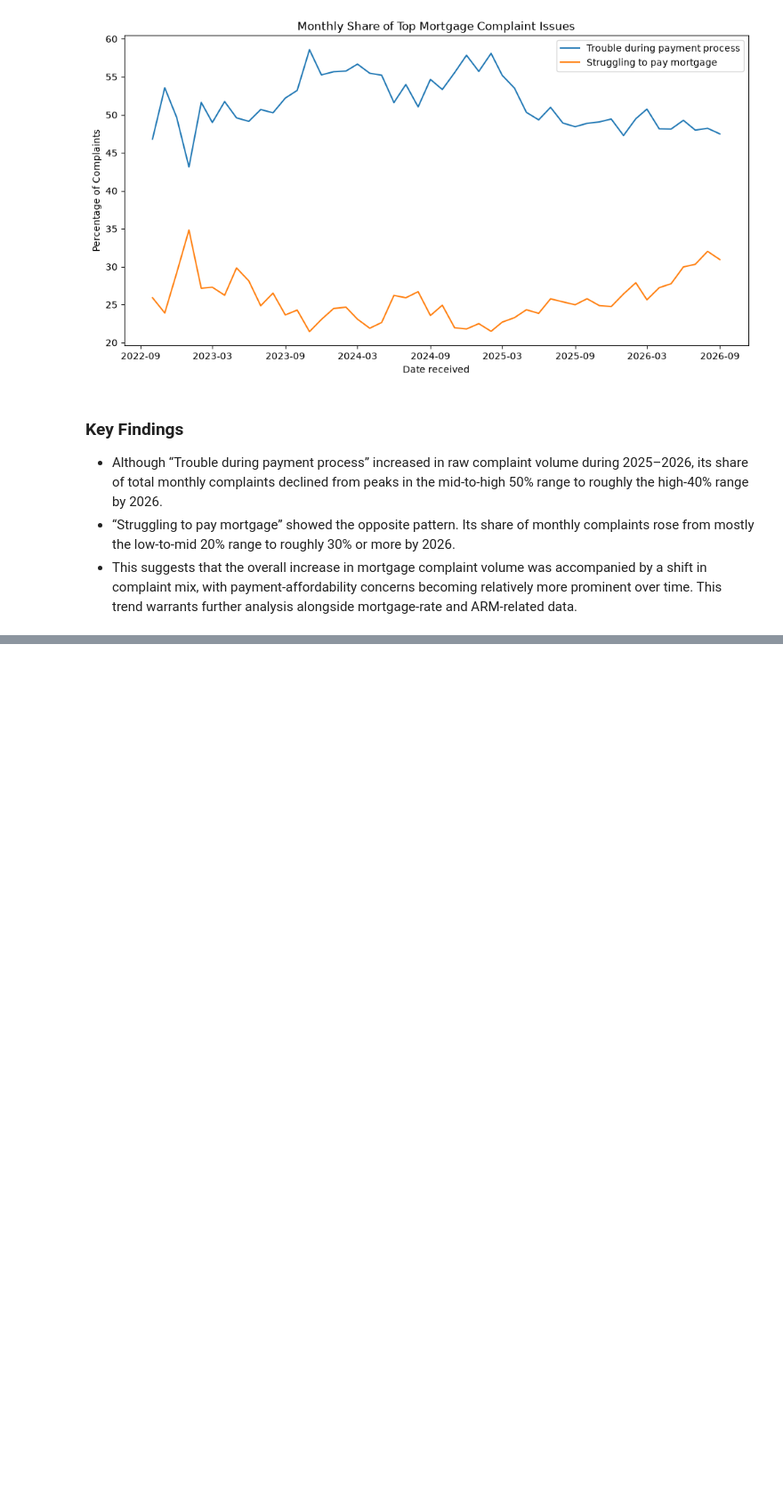
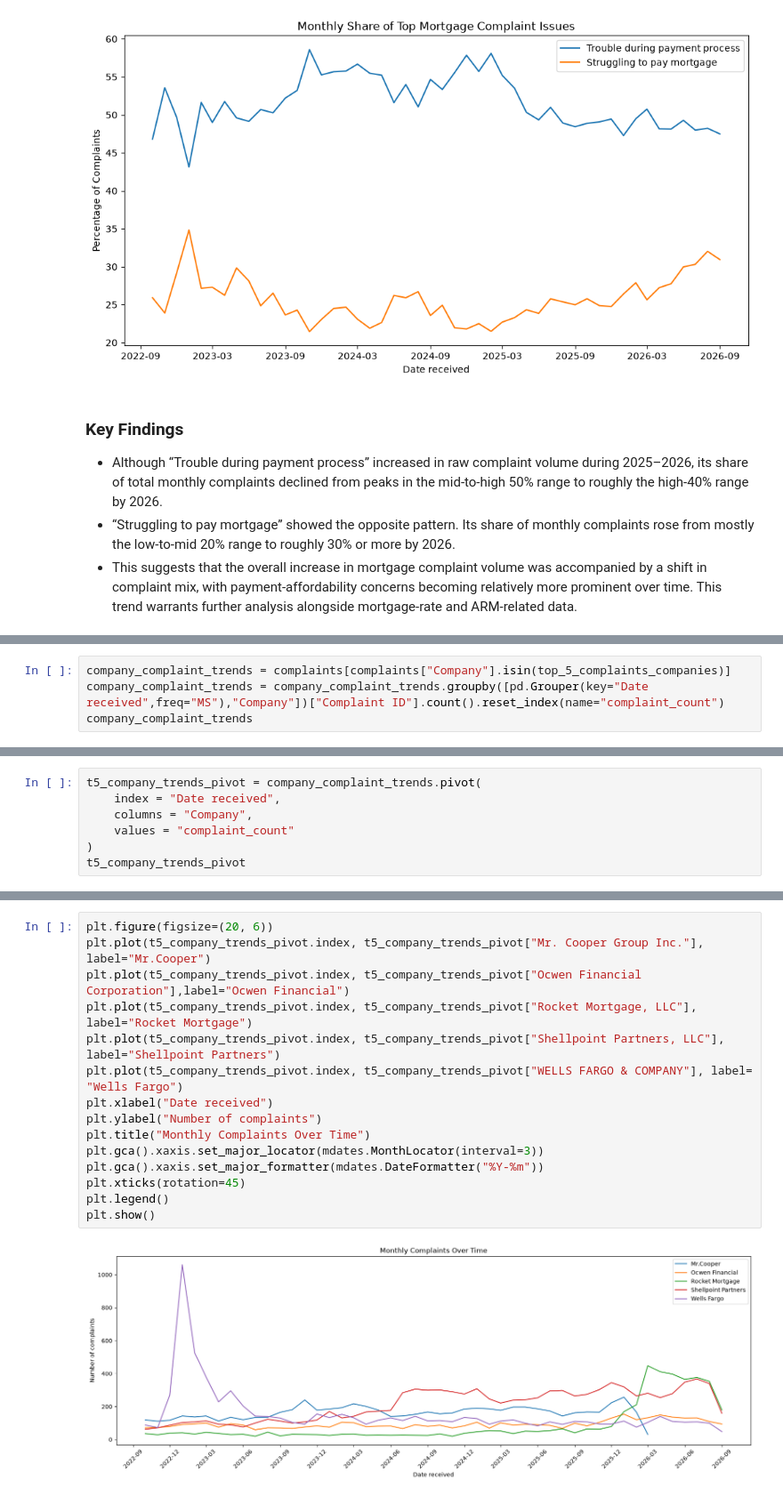
Before and after one commit to alanarroyo98/financial-services-complaints-analytics, a Jupyter notebook: notebooks/01_cfpb_eda.ipynb, the cells around one changed output, grey strips where cells are left out. Shown at 89% size. Saved outputs shown, nothing was run; the diff lists cells and outputs as text; blank space fills up the shorter version.

```diff
--- a/notebooks/01_cfpb_eda.ipynb
+++ b/notebooks/01_cfpb_eda.ipynb
@@ -392,0 +609,4 @@ plt.show()
+# %%
+company_complaint_trends = complaints[complaints["Company"].isin(top_5_complaints_companies)]
+company_complaint_trends = company_complaint_trends.groupby([pd.Grouper(key="Date received",freq="MS"),"Company"])["Complaint ID"].count().reset_index(name="complaint_count")
+company_complaint_trends
@@ -392,0 +627,7 @@ plt.show()
+# %%
+t5_company_trends_pivot = company_complaint_trends.pivot(
+    index = "Date received",
+    columns = "Company",
+    values = "complaint_count"
+)
+t5_company_trends_pivot
@@ -392,0 +653,17 @@ plt.show()
+# %%
+plt.figure(figsize=(20, 6))
+plt.plot(t5_company_trends_pivot.index, t5_company_trends_pivot["Mr. Cooper Group Inc."], label="Mr.Cooper")
+plt.plot(t5_company_trends_pivot.index, t5_company_trends_pivot["Ocwen Financial Corporation"],label="Ocwen Financial")
+plt.plot(t5_company_trends_pivot.index, t5_company_trends_pivot["Rocket Mortgage, LLC"], label="Rocket Mortgage")
+plt.plot(t5_company_trends_pivot.index, t5_company_trends_pivot["Shellpoint Partners, LLC"], label="Shellpoint Partners")
+plt.plot(t5_company_trends_pivot.index, t5_company_trends_pivot["WELLS FARGO & COMPANY"], label= "Wells Fargo")
+plt.xlabel("Date received")
+plt.ylabel("Number of complaints")
+plt.title("Monthly Complaints Over Time")
+plt.gca().xaxis.set_major_locator(mdates.MonthLocator(interval=3))
+plt.gca().xaxis.set_major_formatter(mdates.DateFormatter("%Y-%m"))
+plt.xticks(rotation=45)
+plt.legend()
+plt.show()
+# %% [output]
+[figure, added]
```
Also changed, not shown: parts of 28 cells of this notebook.
